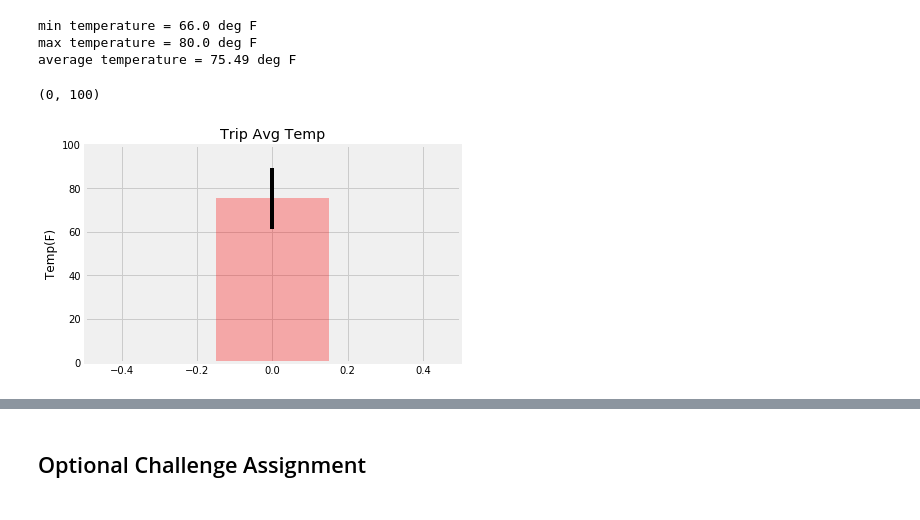
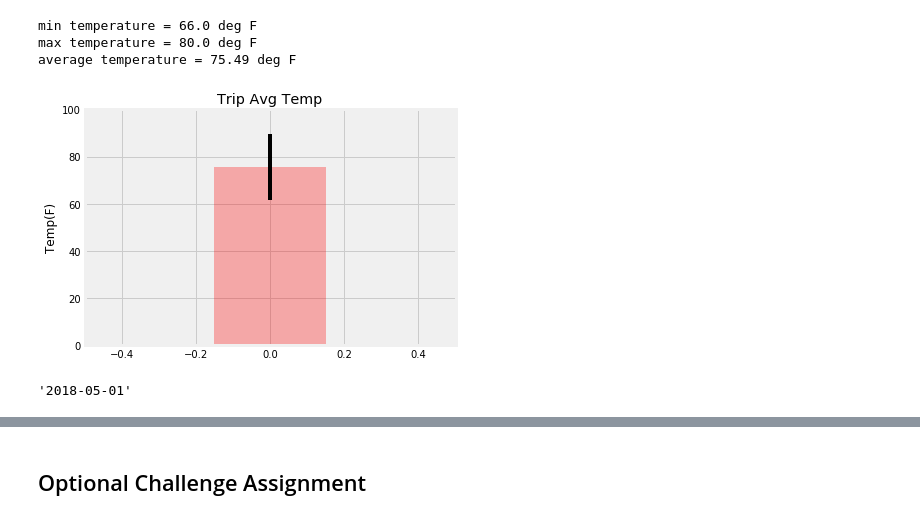
Before and after one commit to pikako77/HW10, a Jupyter notebook: climate_starter.ipynb, the cells around one changed output, grey strips where cells are left out. Cells and saved outputs as stored; diff of their text form; code cells hidden in the pictures.

```diff
--- a/climate_starter.ipynb
+++ b/climate_starter.ipynb
@@ -14,8 +14,8 @@ import datetime as dt
 DAYS_PER_YR = 365    # Number of days in one year
 
 # set trip date. Set in 2018 as the dataset ends in 2017
-Start_trip ='2018-05-1'
-End_trip = '2018-05-15'
+Start_trip ="2018-05-01"
+End_trip = "2018-05-15"
 # %% [markdown]
 # Reflect Tables into SQLAlchemy ORM
 # %%
@@ -489,19 +489,26 @@ average temperature = 75.49 deg F
 # %%
 # Plot the results from your previous query as a bar chart.
 # Use "Trip Avg Temp" as your Title
 # Use the average temperature for the y value
 # Use the peak-to-peak (tmax-tmin) value as the y error bar (yerr)
 yerr = tmax-tmin
 y = tave
 
 plt.bar(0,y,yerr= tmax-tmin, color="red", align="center",width =0.3,alpha=0.3)
 plt.title("Trip Avg Temp")
 plt.ylabel("Temp(F)")
 plt.xlim(-0.5,0.5)
 plt.ylim(0,100)
+
+plt.tight_layout()
+plt.savefig("Trip_Avg_Temp.png")
+plt.show()
 # %% [output]
-(0, 100)
-[figure, old version]
+[figure, new version]
+# %%
+Start_trip
+# %% [output]
+'2018-05-01'
 # %%
 # Calculate the total amount of rainfall per weather station for your trip dates using the previous year's matching dates.
 # Sort this in descending order by precipitation amount and list the station, name, latitude, longitude, and elevation
```
Also changed, not shown: parts of 4 cells of this notebook.
